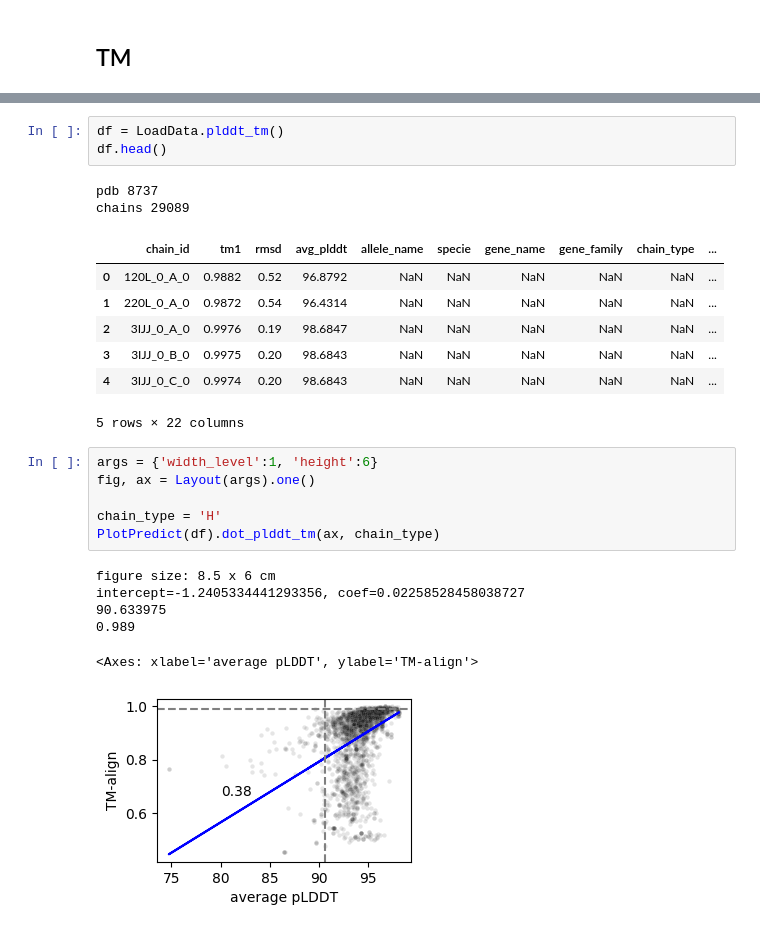
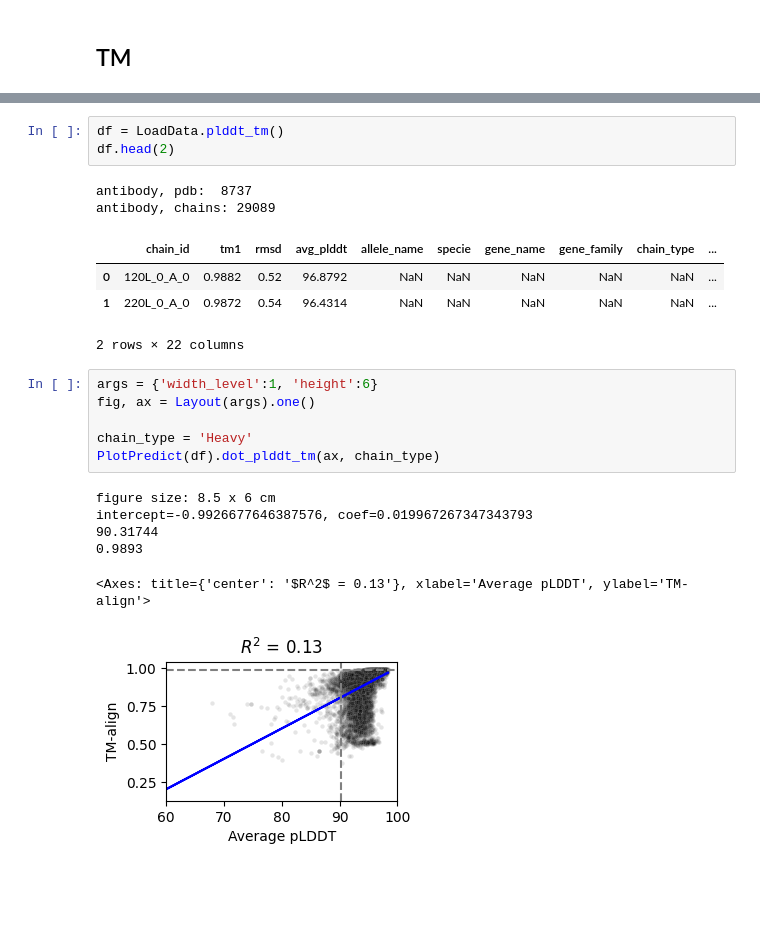
Before and after one commit to protein-design/predict_antibody, a Jupyter notebook: src/eval_alpha.ipynb, the cells around one changed output, grey strips where cells are left out. Saved outputs shown, nothing was run; the diff lists cells and outputs as text; blank space fills up the shorter version.

```diff
--- a/src/eval_alpha.ipynb
+++ b/src/eval_alpha.ipynb
@@ -158,29 +252,26 @@ figure size: 11.4 x 7 cm
 # %%
 df = LoadData.plddt_tm()
-df.head()
+df.head(2)
 # %% [output]
-pdb 8737
-chains 29089
+antibody, pdb:  8737
+antibody, chains: 29089
 |  | chain_id | tm1 | rmsd | avg_plddt | allele_name | specie | gene_name | gene_family | chain_type | ... |
 | 0 | 120L_0_A_0 | 0.9882 | 0.52 | 96.8792 | NaN | NaN | NaN | NaN | NaN | ... |
 | 1 | 220L_0_A_0 | 0.9872 | 0.54 | 96.4314 | NaN | NaN | NaN | NaN | NaN | ... |
-| 2 | 3IJJ_0_A_0 | 0.9976 | 0.19 | 98.6847 | NaN | NaN | NaN | NaN | NaN | ... |
-| 3 | 3IJJ_0_B_0 | 0.9975 | 0.20 | 98.6843 | NaN | NaN | NaN | NaN | NaN | ... |
-| 4 | 3IJJ_0_C_0 | 0.9974 | 0.20 | 98.6843 | NaN | NaN | NaN | NaN | NaN | ... |
-5 rows × 22 columns
+2 rows × 22 columns
 # %%
 args = {'width_level':1, 'height':6}
 fig, ax = Layout(args).one()
 
-chain_type = 'H'
+chain_type = 'Heavy'
 PlotPredict(df).dot_plddt_tm(ax, chain_type)
 # %% [output]
 figure size: 8.5 x 6 cm
-intercept=-1.2405334441293356, coef=0.02258528458038727
-90.633975
-0.989
+intercept=-0.9926677646387576, coef=0.019967267347343793
+90.31744
+0.9893
-<Axes: xlabel='average pLDDT', ylabel='TM-align'>
+<Axes: title={'center': '$R^2$ = 0.13'}, xlabel='Average pLDDT', ylabel='TM-align'>
-[figure, old version]
+[figure, new version]
 # %%
 args = {'width_level':1, 'height':6}
 fig, ax = Layout(args).one()
```
Also changed, not shown: parts of 31 cells of this notebook, 10 other files.
